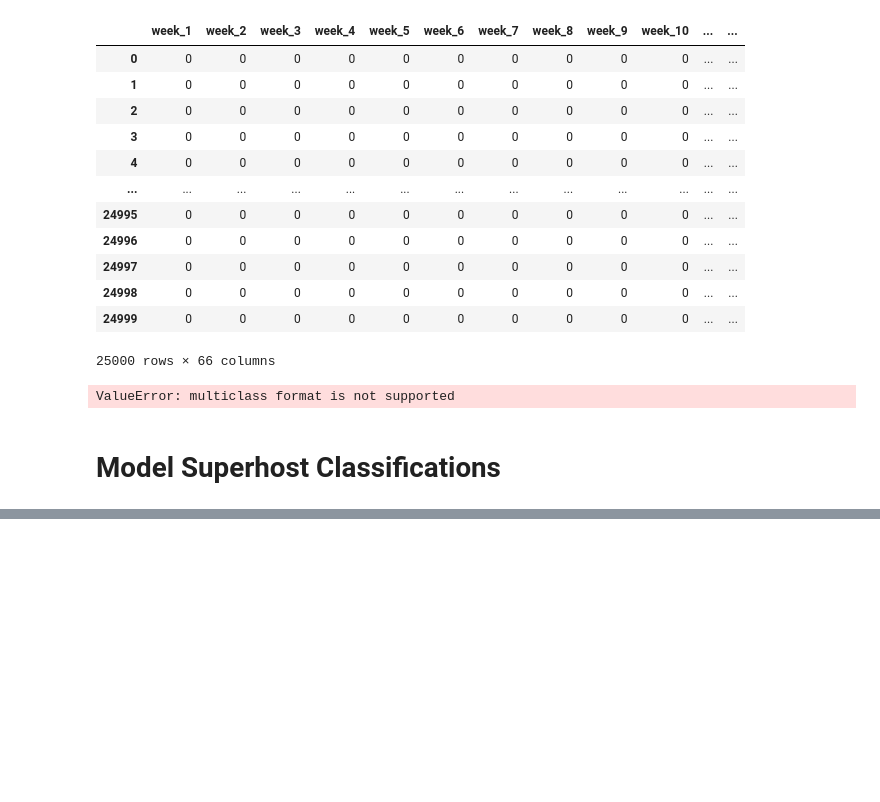
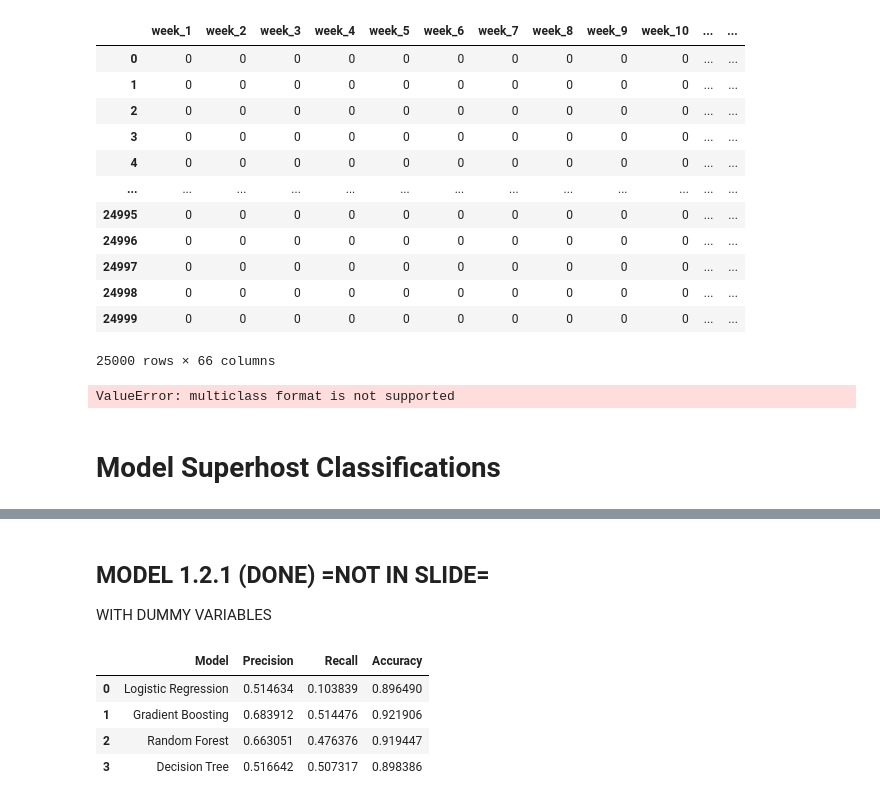
Before and after one commit to WinrichSy/AirBnBusiness, a Jupyter notebook: AirBnb Capstone.ipynb, the cells around one changed output, grey strips where cells are left out. Saved outputs shown, nothing was run; the diff lists cells and outputs as text; code cells hidden in the pictures; blank space fills up the shorter version.

```diff
--- a/AirBnb Capstone.ipynb
+++ b/AirBnb Capstone.ipynb
@@ -1452,0 +1534,18 @@ int
+# %%
+test_model['email'] = email
+test_model['facebook'] = facebook
+test_model['google'] = google
+test_model['government_id'] = government_id
+test_model['identity_manual'] = identity_manual
+test_model['jumio'] = jumio
+test_model['offline_government_id'] = offline_government_id
+test_model['government_id'] = government_id
+test_model['phone'] = phone
+test_model['reviews'] = reviews
+test_model['selfie'] = selfie
+test_model['work_email'] = work_email
+
+test_dummies = pd.get_dummies(test_model['host_response_time'])
+test_model = pd.concat([test_model, test_dummies], axis = 1)
+
+test_model.drop(columns=['host_verifications', 'host_response_time'], inplace=True)
@@ -1452,0 +1608,13 @@ int
+# %% [markdown]
+## MODEL 1.2.1 (DONE) =NOT IN SLIDE=
+WITH DUMMY VARIABLES
+# %%
+data = {'Model':models, 'Precision':precisions, 'Recall':recalls, 'Accuracy':accuracys}
+df = pd.DataFrame(data)
+df
+# %% [output]
+|  | Model | Precision | Recall | Accuracy |
+| 0 | Logistic Regression | 0.514634 | 0.103839 | 0.896490 |
+| 1 | Gradient Boosting | 0.683912 | 0.514476 | 0.921906 |
+| 2 | Random Forest | 0.663051 | 0.476376 | 0.919447 |
+| 3 | Decision Tree | 0.516642 | 0.507317 | 0.898386 |
```
Also changed, not shown: parts of 17 cells of this notebook.
